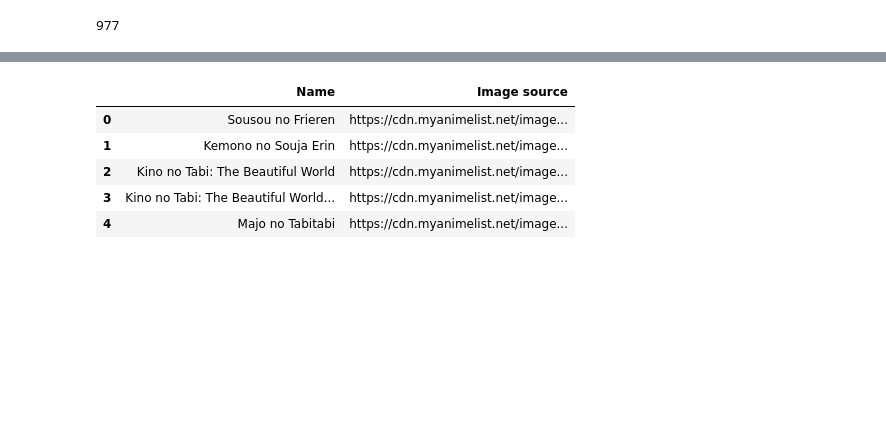
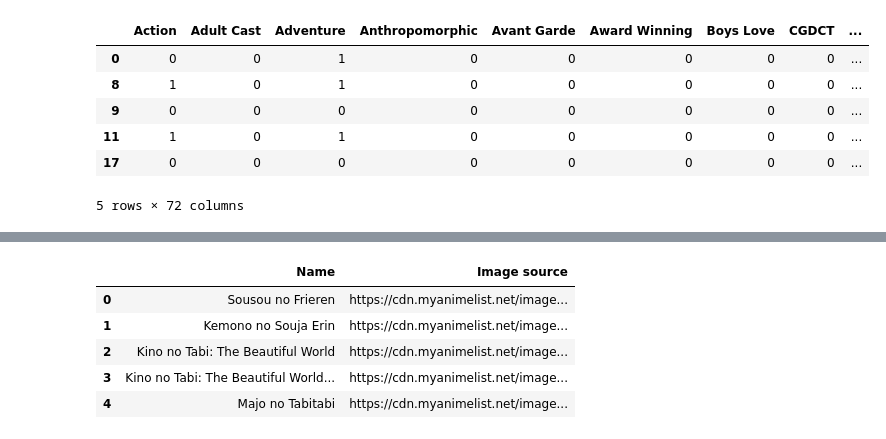
Before and after one commit to altinus01/anime_rec, a Jupyter notebook: notebook/embeding_and_ML.ipynb, the cells around one changed output, grey strips where cells are left out. Saved outputs shown, nothing was run; the diff lists cells and outputs as text; code cells hidden in the pictures; blank space fills up the shorter version.

```diff
--- a/notebook/embeding_and_ML.ipynb
+++ b/notebook/embeding_and_ML.ipynb
@@ -39,5 +43,11 @@ Index(['Name', 'Image source', 'Rating', 'Release year', 'Action',
 # %%
 vectors=ohe_data.drop(columns=['Name', 'Image source', 'Rating', 'Release year'])
-vectors.shape[0]
+vectors.head()
 # %% [output]
+|  | Action | Adult Cast | Adventure | Anthropomorphic | Avant Garde | Award Winning | Boys Love | CGDCT | ... |
+| 0 | 0 | 0 | 1 | 0 | 0 | 0 | 0 | 0 | ... |
+| 8 | 1 | 0 | 1 | 0 | 0 | 0 | 0 | 0 | ... |
+| 9 | 0 | 0 | 0 | 0 | 0 | 0 | 0 | 0 | ... |
+| 11 | 1 | 0 | 1 | 0 | 0 | 0 | 0 | 0 | ... |
+| 17 | 0 | 0 | 0 | 0 | 0 | 0 | 0 | 0 | ... |
-977
+5 rows × 72 columns
```
Also changed, not shown: parts of 9 cells of this notebook, 8 other files.
